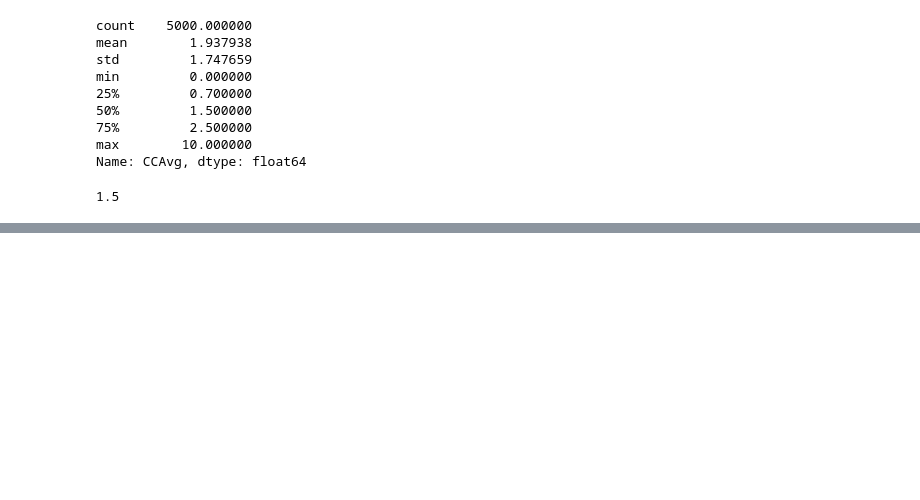
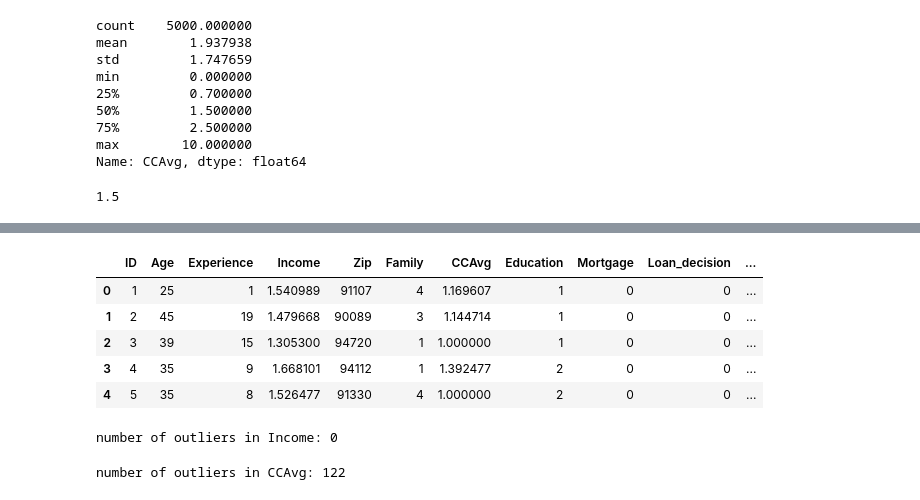
Before and after one commit to chankey1/loan-approval-classification, a Jupyter notebook: index.ipynb, the cells around one changed output, grey strips where cells are left out. Cells and saved outputs as stored; diff of their text form; code cells hidden in the pictures; blank space fills up the shorter version.

```diff
--- a/index.ipynb
+++ b/index.ipynb
@@ -190,0 +240,29 @@ df['CCAvg'].median()
+# %%
+df['Income'] = np.cbrt(df['Income'])
+df['CCAvg'] = np.cbrt(df['CCAvg'])
+# %%
+df.head()
+# %% [output]
+|  | ID | Age | Experience | Income | Zip | Family | CCAvg | Education | Mortgage | Loan_decision | ... |
+| 0 | 1 | 25 | 1 | 1.540989 | 91107 | 4 | 1.169607 | 1 | 0 | 0 | ... |
+| 1 | 2 | 45 | 19 | 1.479668 | 90089 | 3 | 1.144714 | 1 | 0 | 0 | ... |
+| 2 | 3 | 39 | 15 | 1.305300 | 94720 | 1 | 1.000000 | 1 | 0 | 0 | ... |
+| 3 | 4 | 35 | 9 | 1.668101 | 94112 | 1 | 1.392477 | 2 | 0 | 0 | ... |
+| 4 | 5 | 35 | 8 | 1.526477 | 91330 | 4 | 1.000000 | 2 | 0 | 0 | ... |
+# %%
+q1 = df['Income'].quantile(0.25)
+q3 = df['Income'].quantile(0.75)
+IQR = q3 - q1
+outliers =  df['Income'][((df['Income']<(q1-1.5*IQR)) | (df['Income']>(q3+1.5*IQR)))]
+print("number of outliers in Income: " + str(len(outliers)))
+# %% [output]
+number of outliers in Income: 0
+# %%
+q1 = df['CCAvg'].quantile(0.25)
+q3 = df['CCAvg'].quantile(0.75)
+IQR = q3 - q1
+outliers =  df['CCAvg'][((df['CCAvg']<(q1-1.5*IQR)) | (df['CCAvg']>(q3+1.5*IQR)))]
+len(outliers)
+print("number of outliers in CCAvg: " + str(len(outliers)))
+# %% [output]
+number of outliers in CCAvg: 122
```
Also changed, not shown: parts of 14 cells of this notebook.
